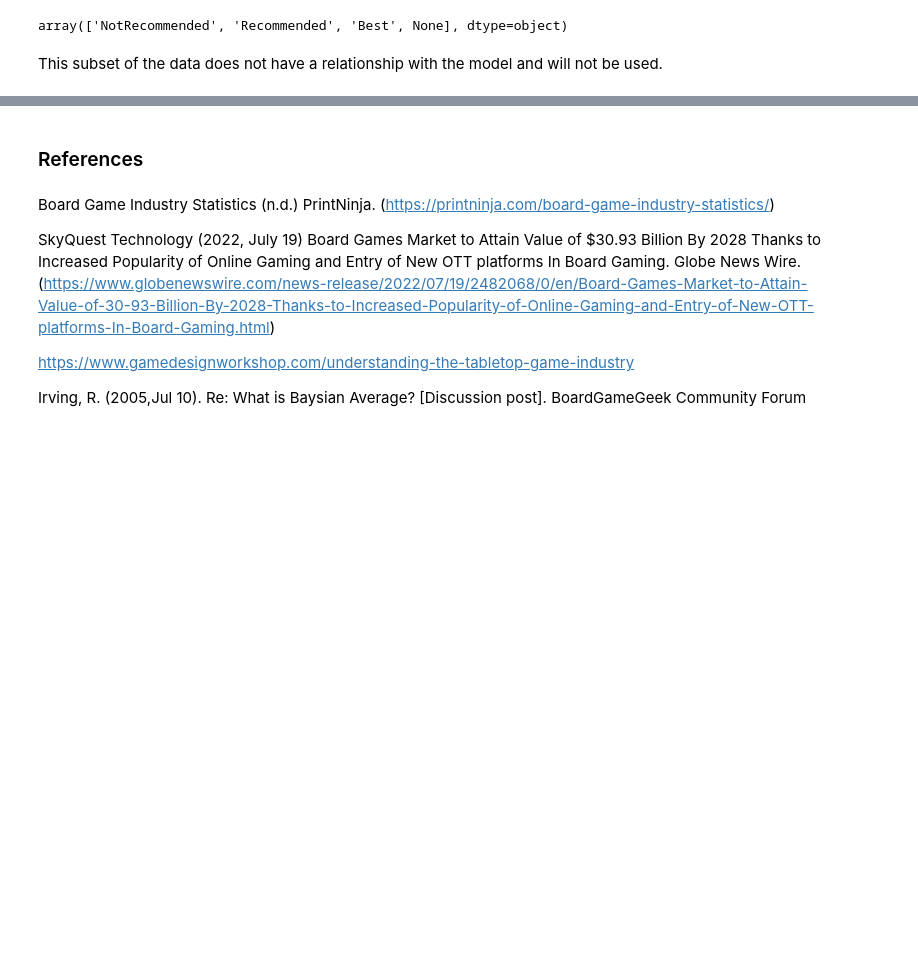
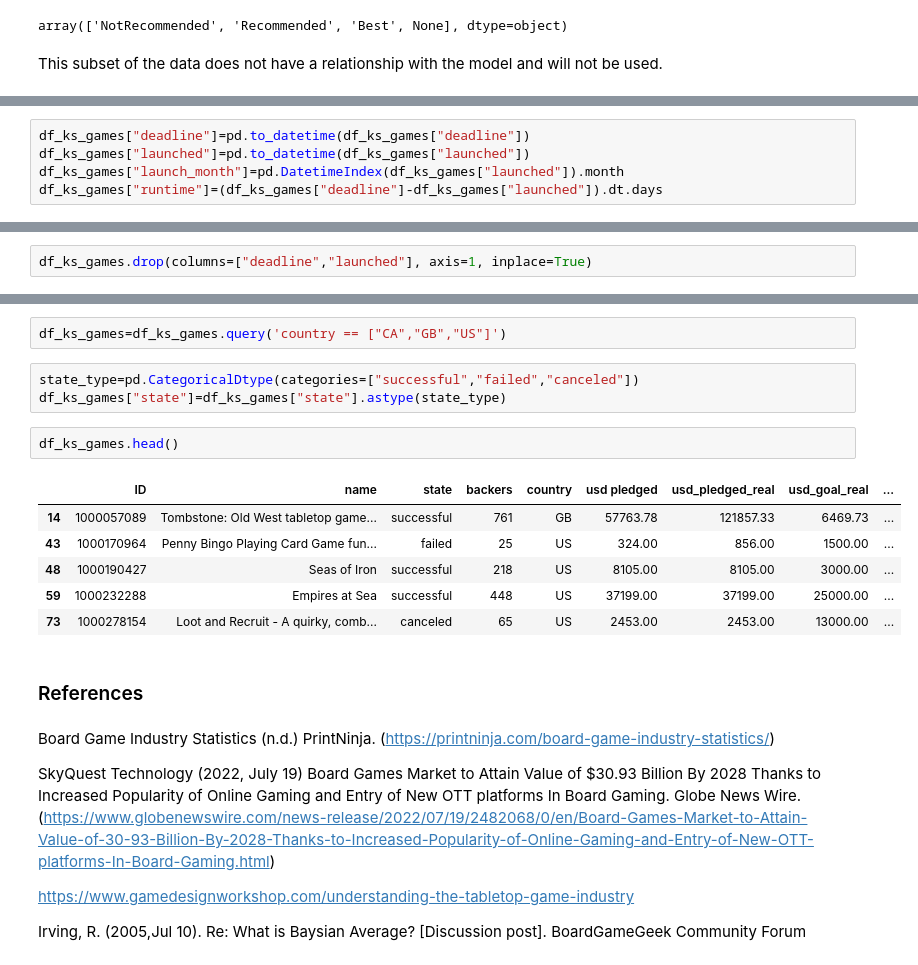
Before and after one commit to laurabrin/BoardGameRatings, a Jupyter notebook: BoardGameRatings.ipynb, the cells around one changed output, grey strips where cells are left out. Drawn from its saved outputs; the diff is of its cells as text; blank space fills up the shorter version.

```diff
--- a/BoardGameRatings.ipynb
+++ b/BoardGameRatings.ipynb
@@ -324,0 +438,5 @@ df_ks.head(10)
+# %%
+df_ks_games["deadline"]=pd.to_datetime(df_ks_games["deadline"])
+df_ks_games["launched"]=pd.to_datetime(df_ks_games["launched"])
+df_ks_games["launch_month"]=pd.DatetimeIndex(df_ks_games["launched"]).month
+df_ks_games["runtime"]=(df_ks_games["deadline"]-df_ks_games["launched"]).dt.days
@@ -324,0 +445,2 @@ df_ks.head(10)
+# %%
+df_ks_games.drop(columns=["deadline","launched"], axis=1, inplace=True)
@@ -325,3 +455,17 @@ df_ks.head(10)
+# %%
+df_ks_games=df_ks_games.query('country == ["CA","GB","US"]')
+# %%
+state_type=pd.CategoricalDtype(categories=["successful","failed","canceled"])
+df_ks_games["state"]=df_ks_games["state"].astype(state_type)
+# %%
+df_ks_games.head()
+# %% [output]
+|  | ID | name | state | backers | country | usd pledged | usd_pledged_real | usd_goal_real | ... |
+| 14 | 1000057089 | Tombstone: Old West tabletop game... | successful | 761 | GB | 57763.78 | 121857.33 | 6469.73 | ... |
+| 43 | 1000170964 | Penny Bingo Playing Card Game fun... | failed | 25 | US | 324.00 | 856.00 | 1500.00 | ... |
+| 48 | 1000190427 | Seas of Iron | successful | 218 | US | 8105.00 | 8105.00 | 3000.00 | ... |
+| 59 | 1000232288 | Empires at Sea | successful | 448 | US | 37199.00 | 37199.00 | 25000.00 | ... |
+| 73 | 1000278154 | Loot and Recruit - A quirky, comb... | canceled | 65 | US | 2453.00 | 2453.00 | 13000.00 | ... |
 # %% [markdown]
 ### References
 # %% [markdown]
```
Also changed, not shown: parts of 23 cells of this notebook.
